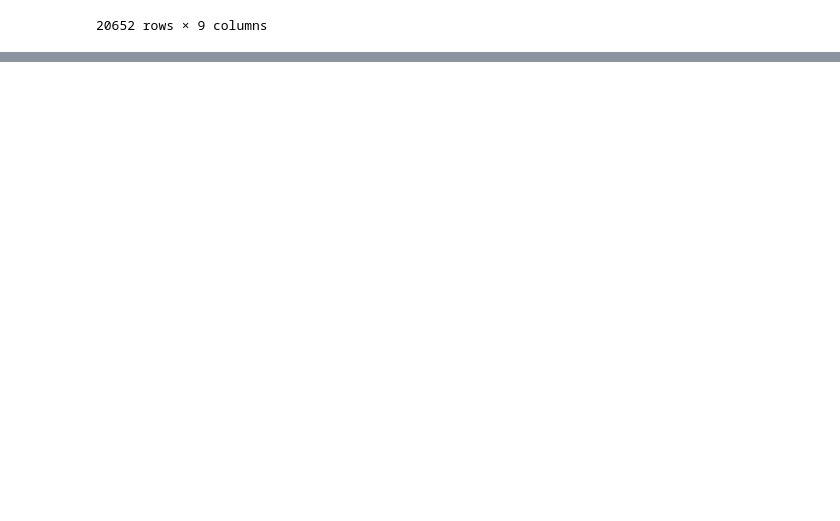
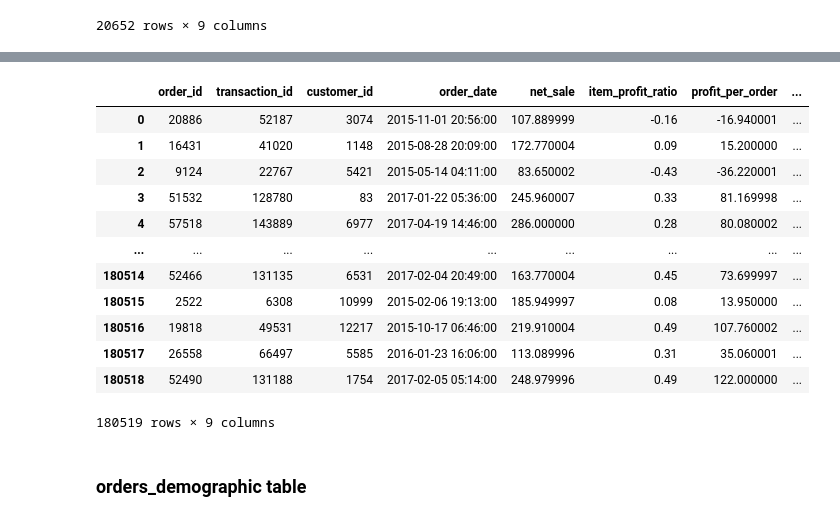
Before and after one commit to occampos/Supply-Chain-Analysis, a Jupyter notebook: supply_chain_analysis.ipynb, the cells around one changed output, grey strips where cells are left out. Drawn from its saved outputs; the diff is of its cells as text; code cells hidden in the pictures; blank space fills up the shorter version.

```diff
--- a/supply_chain_analysis.ipynb
+++ b/supply_chain_analysis.ipynb
@@ -10,3 +20,6 @@ connection = pyodbc.connect(connection_string)
+# %%
+sc_conn_url = URL.create("mssql+pyodbc", query={"odbc_connect": sc_conn_string})
+engine = create_engine(sc_conn_url)
 # %%
 customers_query = 'SELECT * FROM customers'
 products_query = 'SELECT * FROM products'
@@ -57,0 +493,9 @@ products
+# %%
+orders_ratio['order_id'] = orders_ratio['order_id'].astype('int32')
+orders_ratio['transaction_id'] = orders_ratio['transaction_id'].astype('int32')
+orders_ratio['customer_id'] = orders_ratio['customer_id'].astype('int32')
+orders_ratio['net_sale'] = orders_ratio['net_sale'].astype('float32')
+orders_ratio['item_profit_ratio'] = orders_ratio['item_profit_ratio'].astype('float32')
+orders_ratio['profit_per_order'] = orders_ratio['profit_per_order'].astype('float32')
+orders_ratio['benefit_per_order'] = orders_ratio['benefit_per_order'].astype('float32')
+orders_ratio['sales_per_customer'] = orders_ratio['sales_per_customer'].astype('float32')
@@ -57,0 +515,18 @@ products
+# %%
+orders_ratio
+# %% [output]
+|  | order_id | transaction_id | customer_id | order_date | net_sale | item_profit_ratio | profit_per_order | ... |
+| 0 | 20886 | 52187 | 3074 | 2015-11-01 20:56:00 | 107.889999 | -0.16 | -16.940001 | ... |
+| 1 | 16431 | 41020 | 1148 | 2015-08-28 20:09:00 | 172.770004 | 0.09 | 15.200000 | ... |
+| 2 | 9124 | 22767 | 5421 | 2015-05-14 04:11:00 | 83.650002 | -0.43 | -36.220001 | ... |
+| 3 | 51532 | 128780 | 83 | 2017-01-22 05:36:00 | 245.960007 | 0.33 | 81.169998 | ... |
+| 4 | 57518 | 143889 | 6977 | 2017-04-19 14:46:00 | 286.000000 | 0.28 | 80.080002 | ... |
+| ... | ... | ... | ... | ... | ... | ... | ... | ... |
+| 180514 | 52466 | 131135 | 6531 | 2017-02-04 20:49:00 | 163.770004 | 0.45 | 73.699997 | ... |
+| 180515 | 2522 | 6308 | 10999 | 2015-02-06 19:13:00 | 185.949997 | 0.08 | 13.950000 | ... |
+| 180516 | 19818 | 49531 | 12217 | 2015-10-17 06:46:00 | 219.910004 | 0.49 | 107.760002 | ... |
+| 180517 | 26558 | 66497 | 5585 | 2016-01-23 16:06:00 | 113.089996 | 0.31 | 35.060001 | ... |
+| 180518 | 52490 | 131188 | 1754 | 2017-02-05 05:14:00 | 248.979996 | 0.49 | 122.000000 | ... |
+180519 rows × 9 columns
+# %% [markdown]
+### orders_demographic table
```
Also changed, not shown: parts of 69 cells of this notebook.
